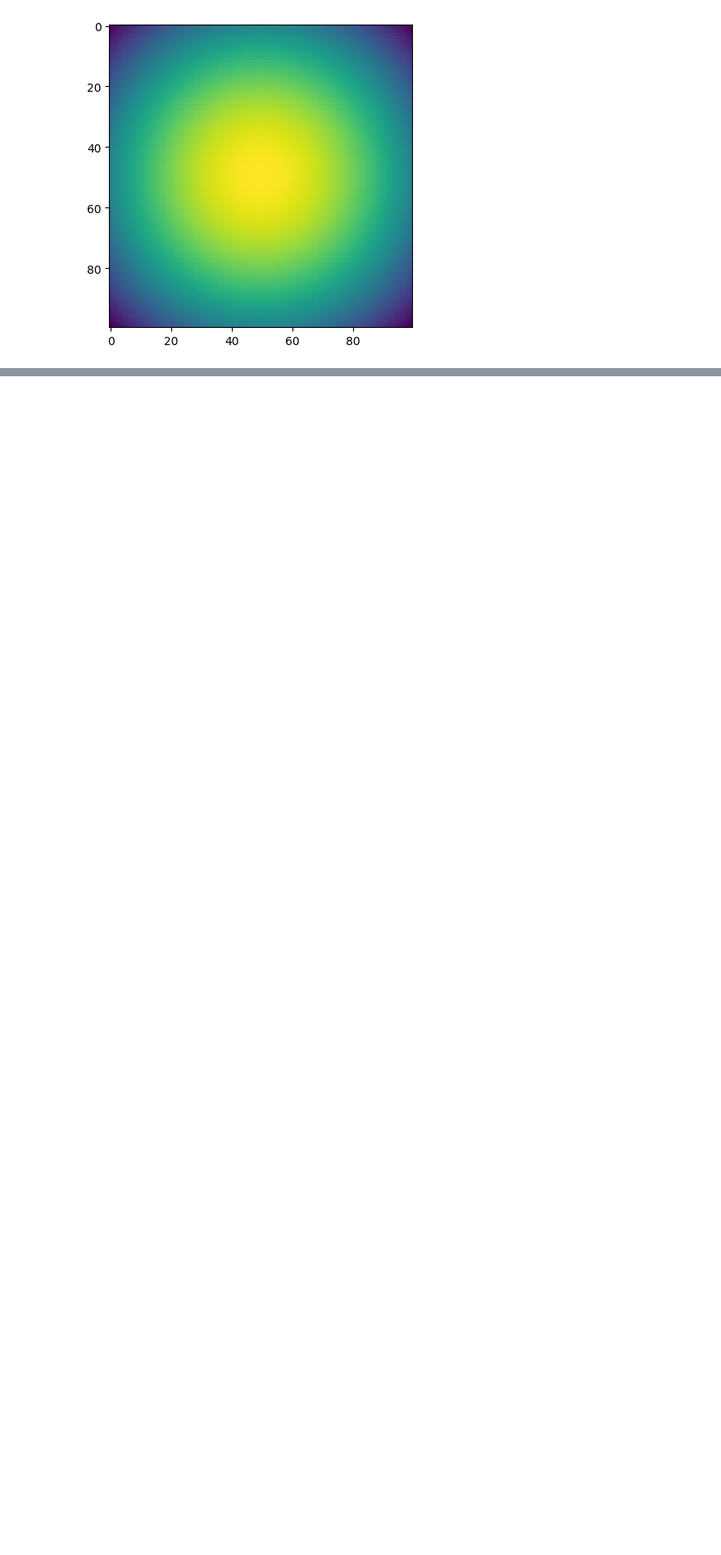
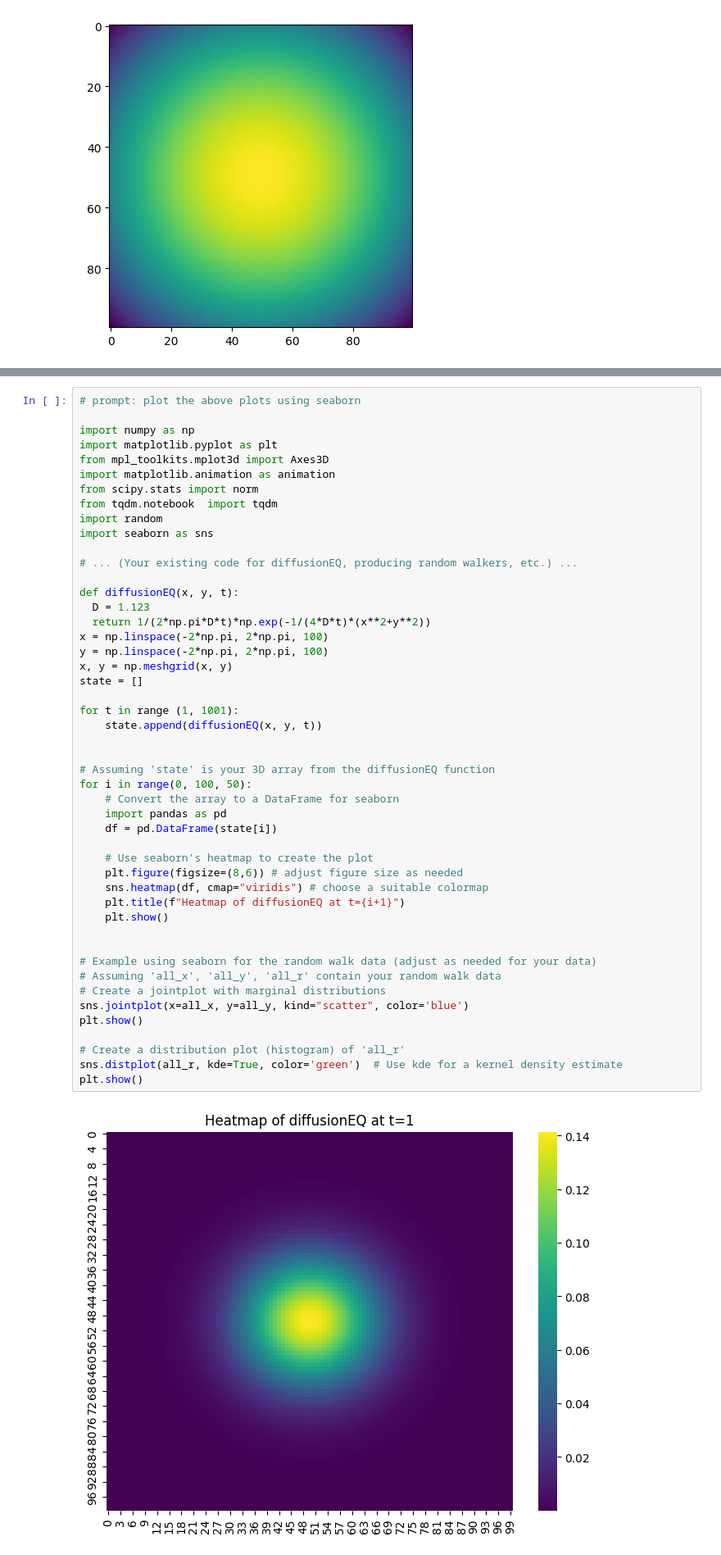
Before and after one commit to RezaBahani/IUTComputationalPhysics, a Jupyter notebook: diffusion_equation.ipynb, the cells around one changed output, grey strips where cells are left out. Shown at 82% size. Cells and saved outputs as stored; diff of their text form; blank space fills up the shorter version.

```diff
--- a/diffusion_equation.ipynb
+++ b/diffusion_equation.ipynb
@@ -78,0 +184,50 @@ plt.show()
+# %%
+# prompt: plot the above plots using seaborn
+
+import numpy as np
+import matplotlib.pyplot as plt
+from mpl_toolkits.mplot3d import Axes3D
+import matplotlib.animation as animation
+from scipy.stats import norm
+from tqdm.notebook  import tqdm
+import random
+import seaborn as sns
+
+# ... (Your existing code for diffusionEQ, producing random walkers, etc.) ...
+
+def diffusionEQ(x, y, t):
+  D = 1.123
+  return 1/(2*np.pi*D*t)*np.exp(-1/(4*D*t)*(x**2+y**2))
+x = np.linspace(-2*np.pi, 2*np.pi, 100)
+y = np.linspace(-2*np.pi, 2*np.pi, 100)
+x, y = np.meshgrid(x, y)
+state = []
+
+for t in range (1, 1001):
+    state.append(diffusionEQ(x, y, t))
+
+
+# Assuming 'state' is your 3D array from the diffusionEQ function
+for i in range(0, 100, 50):
+    # Convert the array to a DataFrame for seaborn
+    import pandas as pd
+    df = pd.DataFrame(state[i])
+
+    # Use seaborn's heatmap to create the plot
+    plt.figure(figsize=(8,6)) # adjust figure size as needed
+    sns.heatmap(df, cmap="viridis") # choose a suitable colormap
+    plt.title(f"Heatmap of diffusionEQ at t={i+1}")
+    plt.show()
+
+
+# Example using seaborn for the random walk data (adjust as needed for your data)
+# Assuming 'all_x', 'all_y', 'all_r' contain your random walk data
+# Create a jointplot with marginal distributions
+sns.jointplot(x=all_x, y=all_y, kind="scatter", color='blue')
+plt.show()
+
+# Create a distribution plot (histogram) of 'all_r'
+sns.distplot(all_r, kde=True, color='green')  # Use kde for a kernel density estimate
+plt.show()
+# %% [output]
+[figure, added]
```
Also changed, not shown: parts of 4 cells of this notebook.
